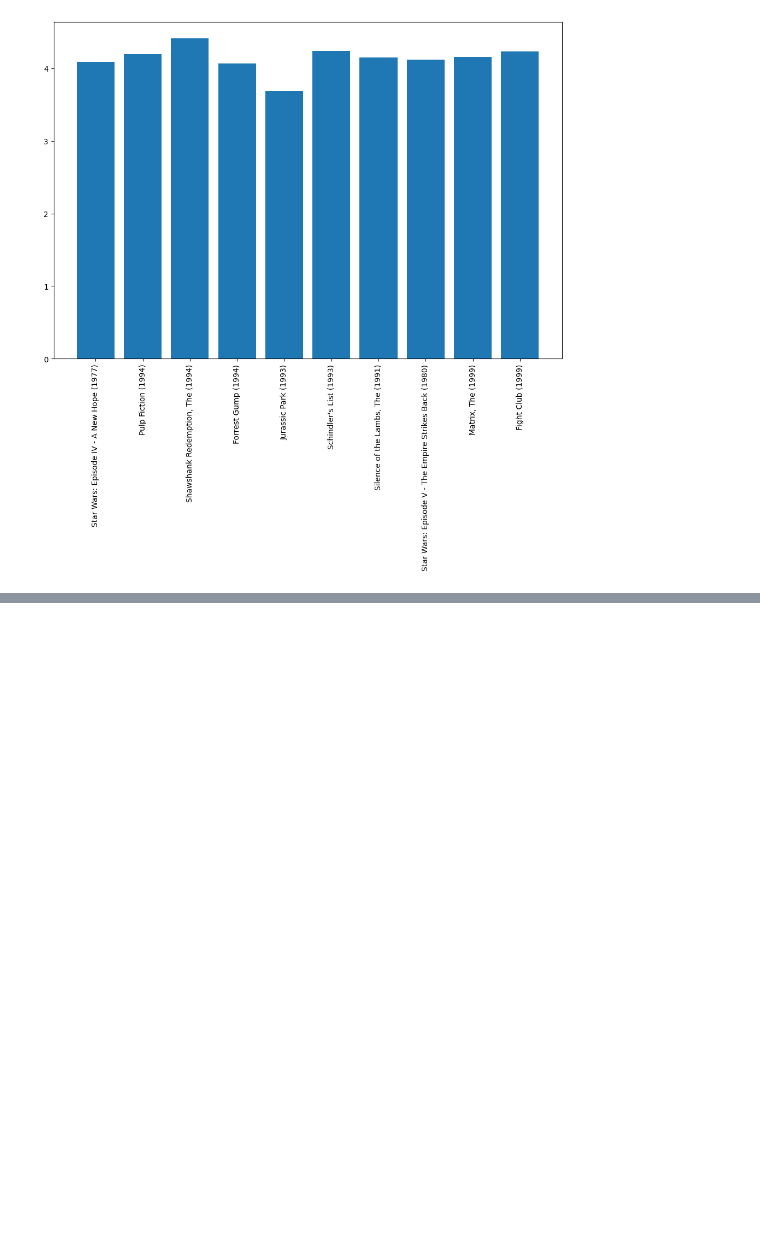
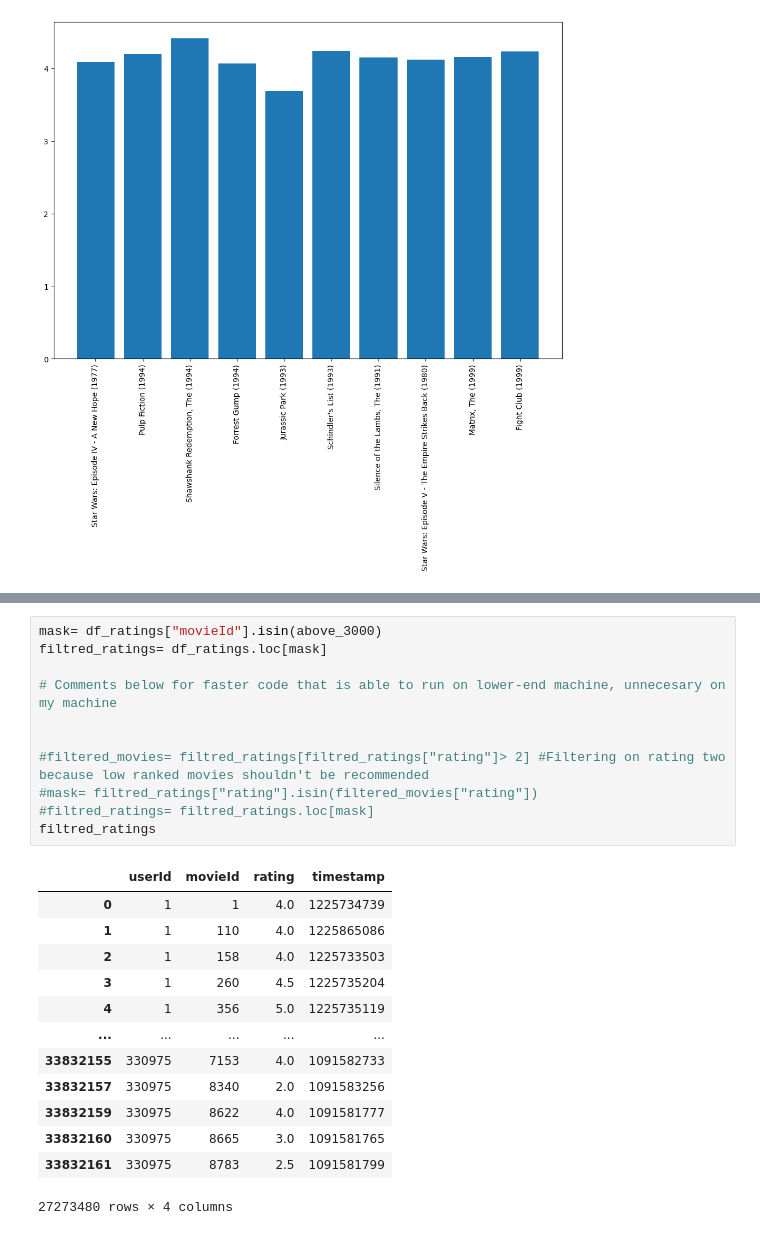
Before and after one commit to BrutalFrost/Artificial_Intelligence_Hampus_Erlandsson_OPA23, a Jupyter notebook: Lab_1/Lab_1.ipynb, the cells around one changed output, grey strips where cells are left out. Cells and saved outputs as stored; diff of their text form; blank space fills up the shorter version.

```diff
--- a/Lab_1/Lab_1.ipynb
+++ b/Lab_1/Lab_1.ipynb
@@ -280,0 +322,25 @@ movie_mean
+# %%
+mask= df_ratings["movieId"].isin(above_3000)
+filtred_ratings= df_ratings.loc[mask]
+
+# Comments below for faster code that is able to run on lower-end machine, unnecesary on my machine
+
+
+#filtered_movies= filtred_ratings[filtred_ratings["rating"]> 2] #Filtering on rating two because low ranked movies shouldn't be recommended
+#mask= filtred_ratings["rating"].isin(filtered_movies["rating"])
+#filtred_ratings= filtred_ratings.loc[mask]
+filtred_ratings
+# %% [output]
+|  | userId | movieId | rating | timestamp |
+| 0 | 1 | 1 | 4.0 | 1225734739 |
+| 1 | 1 | 110 | 4.0 | 1225865086 |
+| 2 | 1 | 158 | 4.0 | 1225733503 |
+| 3 | 1 | 260 | 4.5 | 1225735204 |
+| 4 | 1 | 356 | 5.0 | 1225735119 |
+| ... | ... | ... | ... | ... |
+| 33832155 | 330975 | 7153 | 4.0 | 1091582733 |
+| 33832157 | 330975 | 8340 | 2.0 | 1091583256 |
+| 33832159 | 330975 | 8622 | 4.0 | 1091581777 |
+| 33832160 | 330975 | 8665 | 3.0 | 1091581765 |
+| 33832161 | 330975 | 8783 | 2.5 | 1091581799 |
+27273480 rows × 4 columns
```
Also changed, not shown: parts of 6 cells of this notebook.
